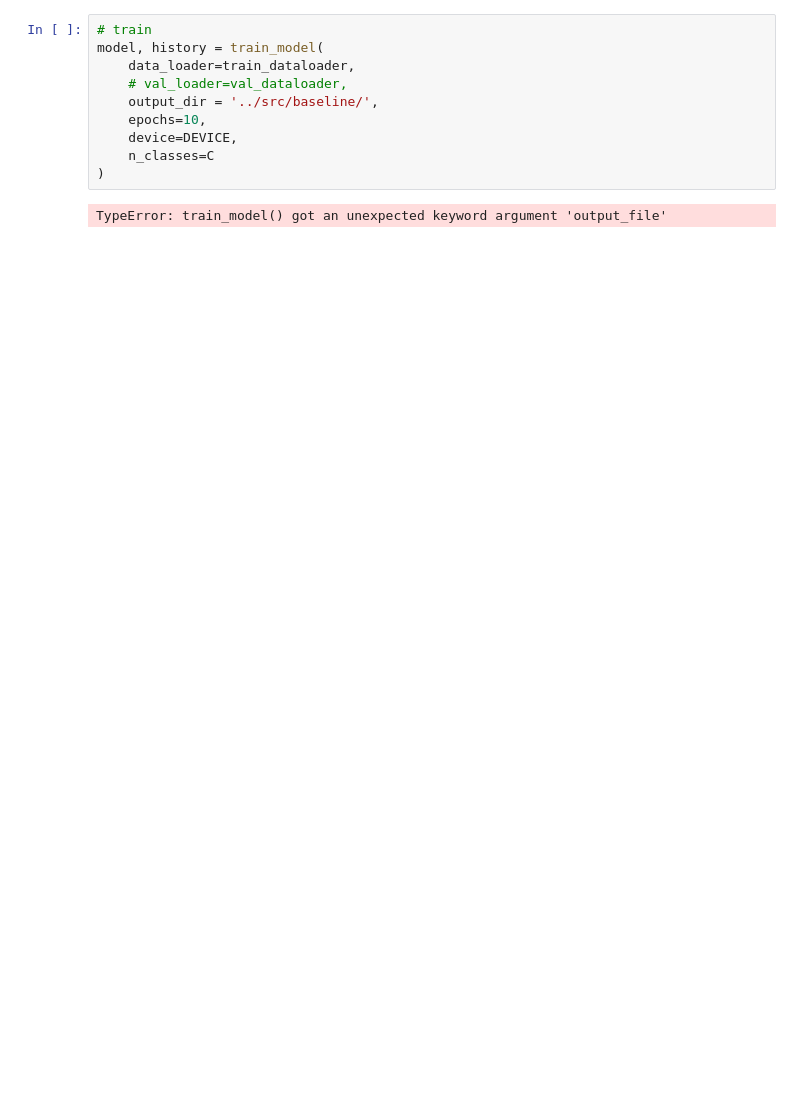
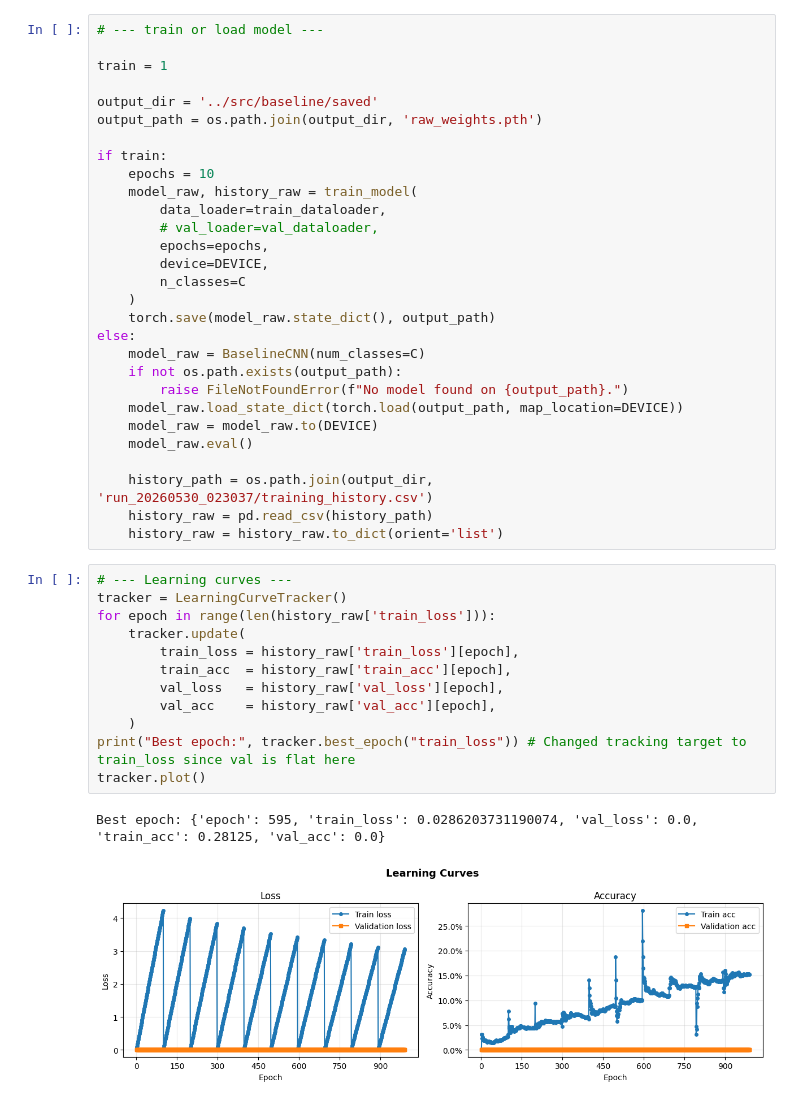
Before and after one commit to lightless-lamp/ACA-TP2, a Jupyter notebook: notebooks/04_baseline.ipynb, the cells around one changed output. Drawn from its saved outputs; the diff is of its cells as text; blank space fills up the shorter version.

Commit message:
baseline works :)

```diff
--- a/notebooks/04_baseline.ipynb
+++ b/notebooks/04_baseline.ipynb
@@ -53,13 +62,45 @@ C = len(class_names)
-# %%
-# train
-model, history = train_model(
-    data_loader=train_dataloader,
-    # val_loader=val_dataloader,
-    output_dir = '../src/baseline/',
-    epochs=10,
-    device=DEVICE,
-    n_classes=C
-)
-# %% [output]
-TypeError: train_model() got an unexpected keyword argument 'output_file'
+# %%
+# --- train or load model ---
+
+train = 1
+
+output_dir = '../src/baseline/saved'
+output_path = os.path.join(output_dir, 'raw_weights.pth')
+
+if train:
+    epochs = 10
+    model_raw, history_raw = train_model(
+        data_loader=train_dataloader,
+        # val_loader=val_dataloader,
+        epochs=epochs,
+        device=DEVICE,
+        n_classes=C
+    )
+    torch.save(model_raw.state_dict(), output_path)
+else:
+    model_raw = BaselineCNN(num_classes=C)
+    if not os.path.exists(output_path):
+        raise FileNotFoundError(f"No model found on {output_path}.")
+    model_raw.load_state_dict(torch.load(output_path, map_location=DEVICE))
+    model_raw = model_raw.to(DEVICE)
+    model_raw.eval()
+
+    history_path = os.path.join(output_dir, 'run_20260530_023037/training_history.csv')
+    history_raw = pd.read_csv(history_path)
+    history_raw = history_raw.to_dict(orient='list')
+# %%
+# --- Learning curves ---
+tracker = LearningCurveTracker()
+for epoch in range(len(history_raw['train_loss'])):
+    tracker.update(
+        train_loss = history_raw['train_loss'][epoch],
+        train_acc  = history_raw['train_acc'][epoch],
+        val_loss   = history_raw['val_loss'][epoch],
+        val_acc    = history_raw['val_acc'][epoch],
+    )
+print("Best epoch:", tracker.best_epoch("train_loss")) # Changed tracking target to train_loss since val is flat here
+tracker.plot()
+# %% [output]
+Best epoch: {'epoch': 595, 'train_loss': 0.0286203731190074, 'val_loss': 0.0, 'train_acc': 0.28125, 'val_acc': 0.0}
+[figure, added]
 # %%
```
Also changed, not shown: parts of 11 cells of this notebook, 10 other files.
